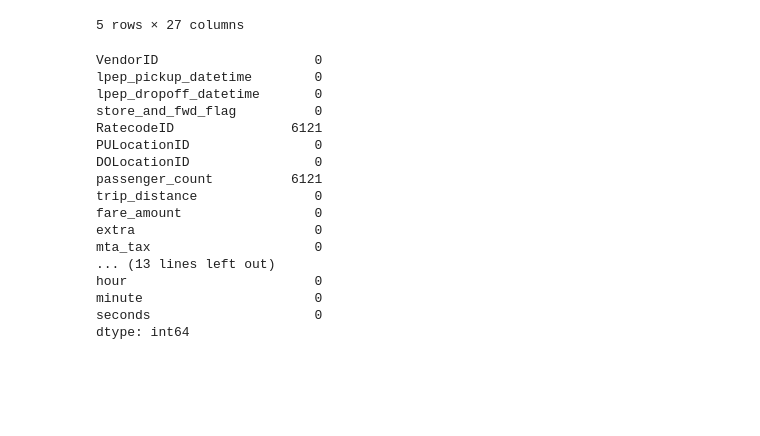
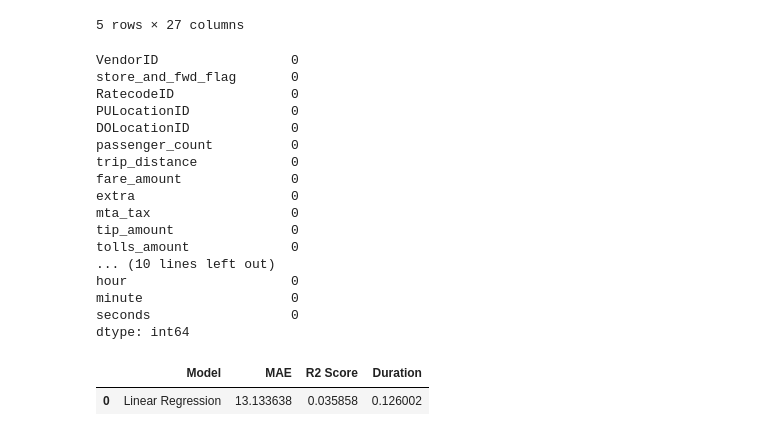
Before and after one commit to abideen-olawuwo/nyc-taxi, a Jupyter notebook: nyc_taxi.ipynb, the cells around one changed output. Cells and saved outputs as stored; diff of their text form; code cells hidden in the pictures; blank space fills up the shorter version.

Commit message:
modeling

```diff
--- a/nyc_taxi.ipynb
+++ b/nyc_taxi.ipynb
@@ -388,6 +388,8 @@ seconds                           int64
 dtype: object
 # %%
 df.drop('year', axis=1, inplace=True)
+df.drop('lpep_pickup_datetime', axis=1, inplace=True)
+df.drop('lpep_dropoff_datetime', axis=1, inplace=True)
 # %%
 df.head()
 # %% [output]
@@ -409,20 +411,20 @@ df["congestion_surcharge"]=df["congestion_surcharge"].fillna(df["congestion_surc
 # %%
 df.isna().sum()
 # %% [output]
-VendorID                    0
-lpep_pickup_datetime        0
-lpep_dropoff_datetime       0
-store_and_fwd_flag          0
-RatecodeID               6121
-PULocationID                0
-DOLocationID                0
-passenger_count          6121
-trip_distance               0
-fare_amount                 0
-extra                       0
-mta_tax                     0
-... (13 lines left out)
-hour                        0
-minute                      0
-seconds                     0
+VendorID                 0
+store_and_fwd_flag       0
+RatecodeID               0
+PULocationID             0
+DOLocationID             0
+passenger_count          0
+trip_distance            0
+fare_amount              0
+extra                    0
+mta_tax                  0
+tip_amount               0
+tolls_amount             0
+... (10 lines left out)
+hour                     0
+minute                   0
+seconds                  0
 dtype: int64
@@ -428,0 +439,33 @@ dtype: int64
+# %%
+import math
+import time
+def model_report(model,training_x,training_y,testing_x,testing_y,name) :
+    start = time.time()
+
+
+    model.fit(training_x,training_y)
+    predictions  = model.predict(testing_x)
+    mae  = mean_absolute_error(y_test,predictions)
+    r2=  r2_score(y_test,predictions)
+    duration=(time.time() - start)
+    df = pd.DataFrame({"Model"           : [name],
+                       "MAE"  : [mae],
+                       "R2 Score"    : [r2],
+                        "Duration"    : [duration],
+                      })
+    return df,model
+# %%
+X= df.drop('trip_duration', axis = 1)
+Y = df.trip_duration
+# %%
+from sklearn.model_selection import train_test_split
+X_train,X_test,y_train,y_test = train_test_split(X,Y,test_size=0.2)
+# %%
+model = LinearRegression()
+
+model1,model_lr=model_report(model,X_train,y_train,X_test,y_test,'Linear Regression')
+
+model1
+# %% [output]
+|  | Model | MAE | R2 Score | Duration |
+| 0 | Linear Regression | 13.133638 | 0.035858 | 0.126002 |
```
Also changed, not shown: parts of 1 cell of this notebook.
